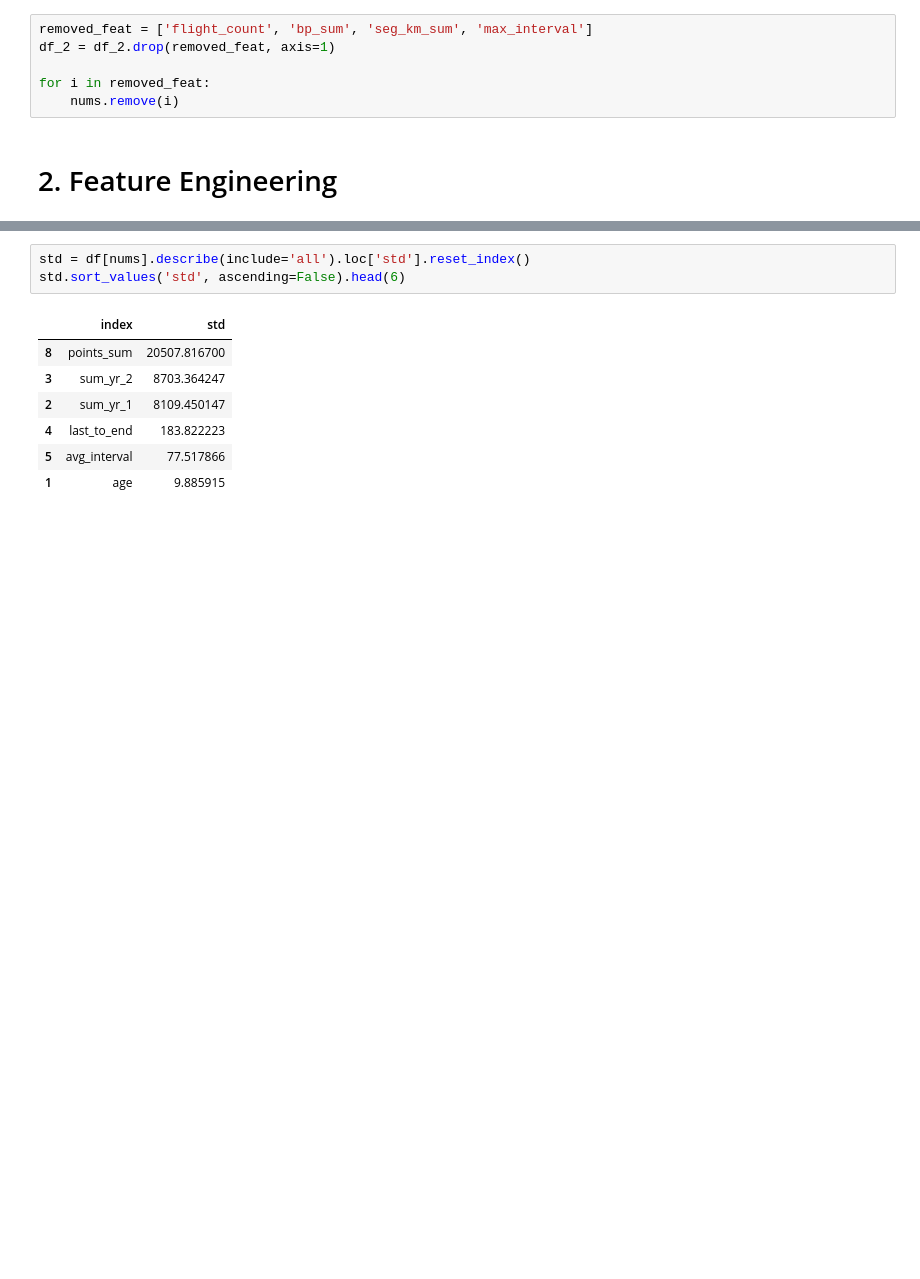
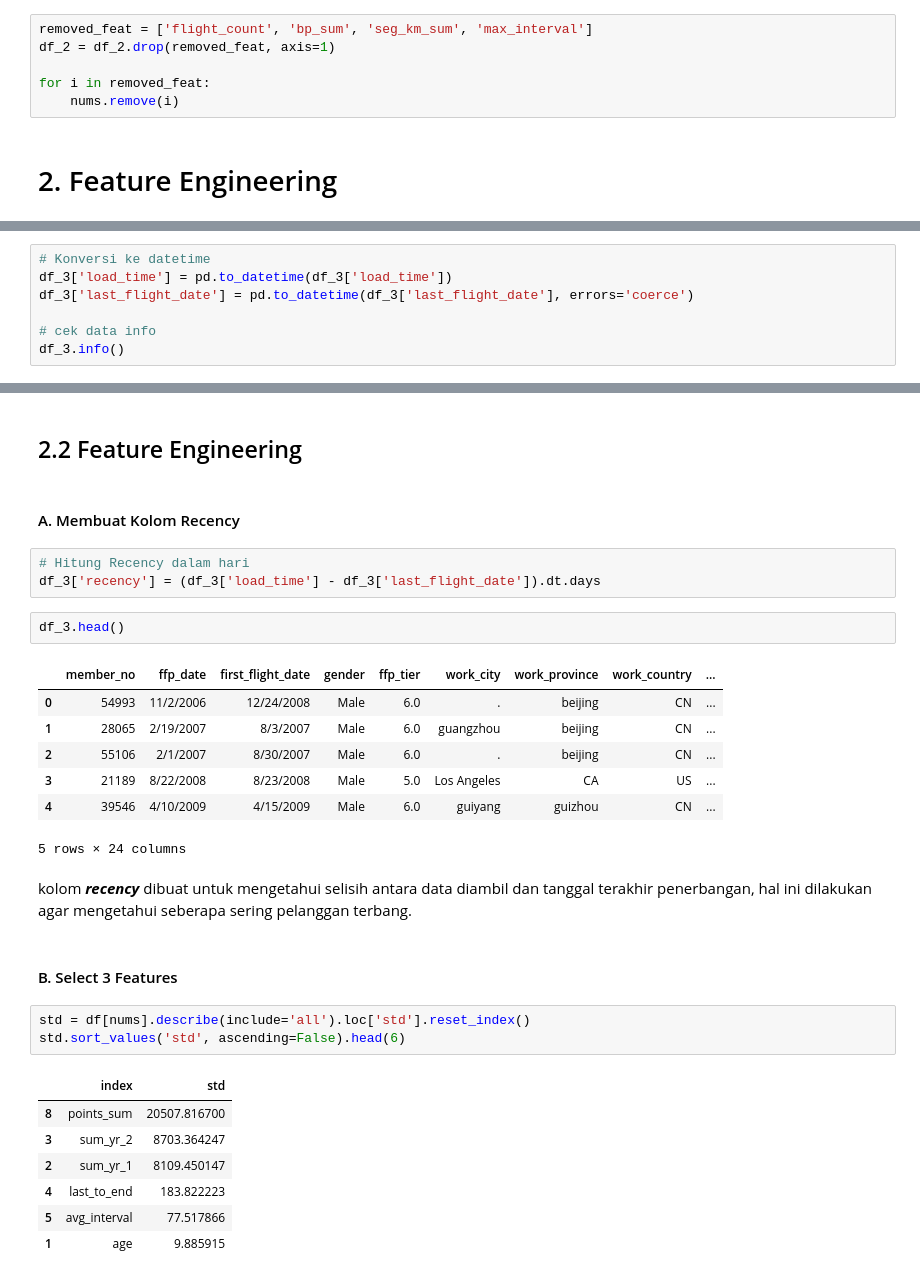
Before and after one commit to sulthonamar/UnsupervisedLearning, a Jupyter notebook: Homework - Unsupervised Learning.ipynb, the cells around one changed output, grey strips where cells are left out. Cells and saved outputs as stored; diff of their text form; blank space fills up the shorter version.

```diff
--- a/Homework - Unsupervised Learning.ipynb
+++ b/Homework - Unsupervised Learning.ipynb
@@ -352,0 +379,7 @@ for i in removed_feat:
+# %%
+# Konversi ke datetime
+df_3['load_time'] = pd.to_datetime(df_3['load_time'])
+df_3['last_flight_date'] = pd.to_datetime(df_3['last_flight_date'], errors='coerce')
+
+# cek data info
+df_3.info()
@@ -353,3 +404,24 @@ for i in removed_feat:
+# %% [markdown]
+## 2.2 Feature Engineering
+# %% [markdown]
+#### A. Membuat Kolom Recency
+# %%
+# Hitung Recency dalam hari
+df_3['recency'] = (df_3['load_time'] - df_3['last_flight_date']).dt.days
+# %%
+df_3.head()
+# %% [output]
+|  | member_no | ffp_date | first_flight_date | gender | ffp_tier | work_city | work_province | work_country | ... |
+| 0 | 54993 | 11/2/2006 | 12/24/2008 | Male | 6.0 | . | beijing | CN | ... |
+| 1 | 28065 | 2/19/2007 | 8/3/2007 | Male | 6.0 | guangzhou | beijing | CN | ... |
+| 2 | 55106 | 2/1/2007 | 8/30/2007 | Male | 6.0 | . | beijing | CN | ... |
+| 3 | 21189 | 8/22/2008 | 8/23/2008 | Male | 5.0 | Los Angeles | CA | US | ... |
+| 4 | 39546 | 4/10/2009 | 4/15/2009 | Male | 6.0 | guiyang | guizhou | CN | ... |
+5 rows × 24 columns
+# %% [markdown]
+kolom ***recency*** dibuat untuk mengetahui selisih antara data diambil dan tanggal terakhir penerbangan, hal ini dilakukan agar mengetahui seberapa sering pelanggan terbang.
+# %% [markdown]
+#### B. Select 3 Features
 # %%
 std = df[nums].describe(include='all').loc['std'].reset_index()
 std.sort_values('std', ascending=False).head(6)
```
Also changed, not shown: parts of 8 cells of this notebook.
